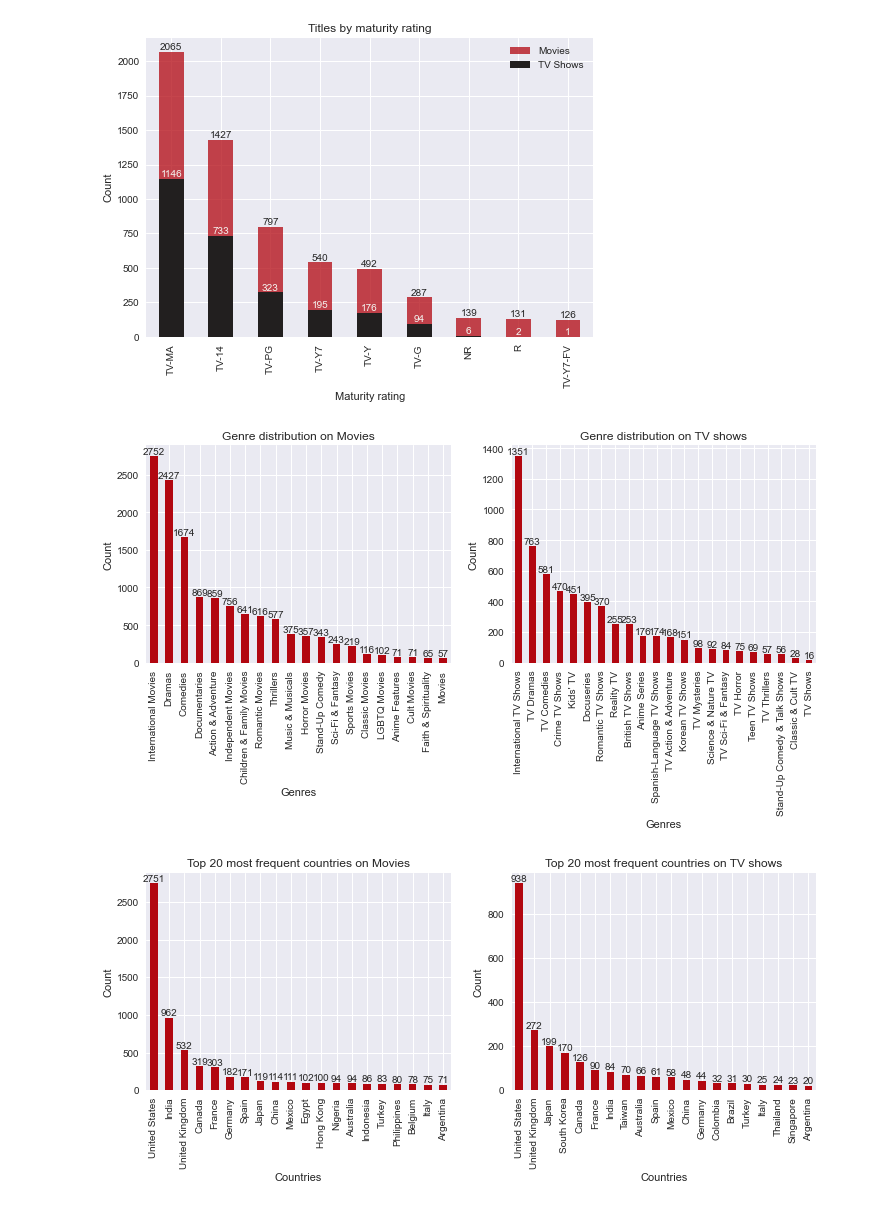
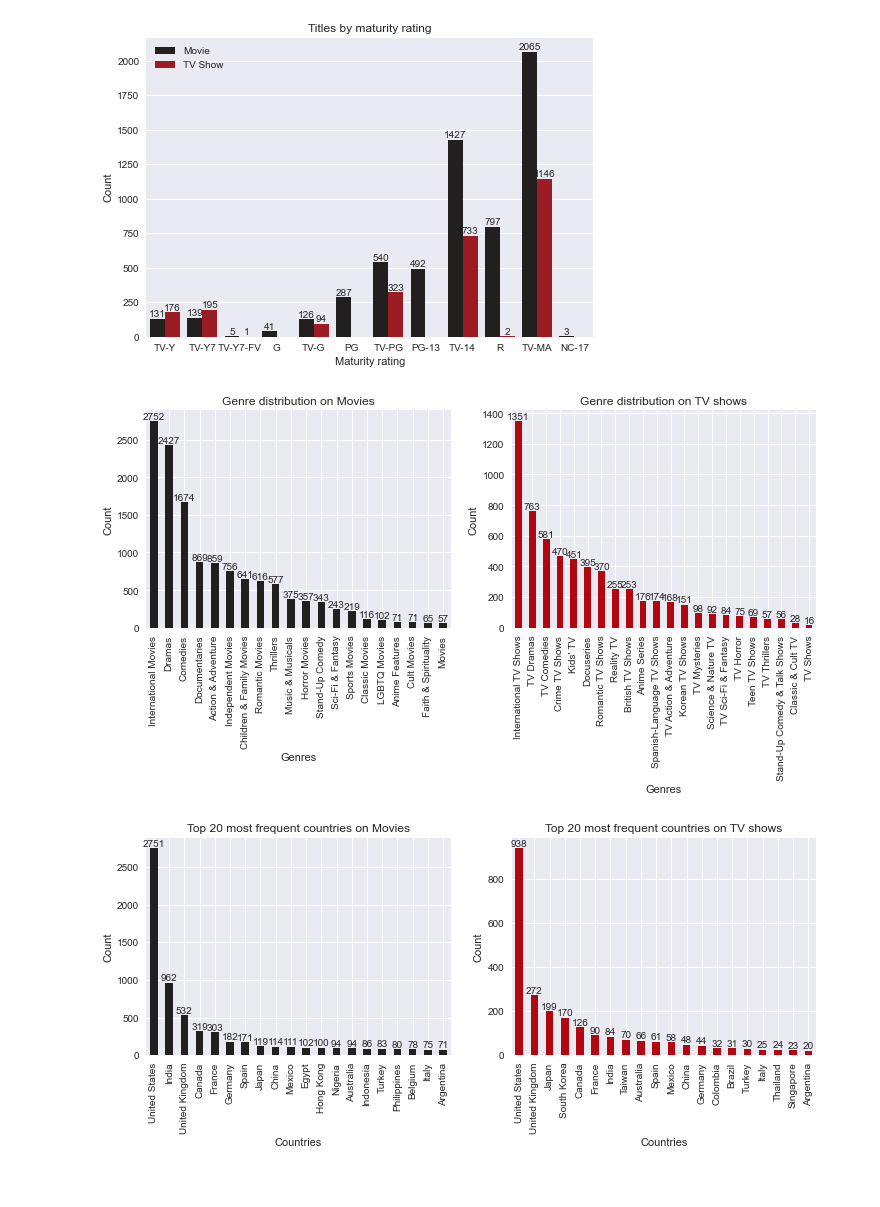
Before and after one commit to rfontao/PRI, a Jupyter notebook: notebooks/analysis_netflix.ipynb, the cells around one changed output. Cells and saved outputs as stored; diff of their text form; code cells hidden in the pictures.

Commit message:
Fixed maturity rating plot; Changed boxplot to violinplot; Fixed makefile on creating directories; Changed color themes for plots;

```diff
--- a/notebooks/analysis_netflix.ipynb
+++ b/notebooks/analysis_netflix.ipynb
@@ -25,25 +43,24 @@ shows = netflix[netflix['type']=='TV Show']
 # %%
-tv_rating_order = ('TV-Y', 'TV-Y7', 'TV-Y7-FV', 'TV-G', 'TV-PG', 'TV-14', 'TV-MA')
-tv_rating_meanings = ('All Children', 'Directed to Older Children', 'Directed to Older Children, Fantasy Violence', 'General Audience', 'Parental Guidance Suggested', 'Parents Strongly Cautioned', 'Mature Audience Only')
+netflix_maturity_ratings = ('TV-Y', 'TV-Y7', 'TV-Y7-FV', 'G', 'TV-G', 'PG', 'TV-PG', 'PG-13', 'TV-14', 'R', 'TV-MA', 'NC-17')
 
 fig, ax = plt.subplots()
-movies['rating'].value_counts().plot(kind='bar', ax=ax, alpha=0.75, color=palette['secondary'], label='Movies')
-shows['rating'].value_counts().plot(kind='bar', ax=ax, label='TV Shows')
+
+sns.countplot(x="rating", hue="type", data=netflix, ax=ax, order=netflix_maturity_ratings)
 
 ax.set_title('Titles by maturity rating')
 ax.set_xlabel('Maturity rating')
 ax.set_ylabel('Count')
 
-ax.bar_label(ax.containers[0])
-ax.bar_label(ax.containers[1], color=palette['tertiary'])
+for container in ax.containers:
+    ax.bar_label(container)
 
 ax.legend()
 
 if savefigs:
-    plt.savefig('../images/svg/maturity_rating_distribution.svg', format="svg")
-    plt.savefig('../images/png/maturity_rating_distribution.png', format="png", dpi=150, bbox_inches="tight")
+    fig.savefig('../images/svg/maturity_rating_distribution.svg', format="svg")
+    fig.savefig('../images/png/maturity_rating_distribution.png', format="png", dpi=150, bbox_inches="tight")
 # %% [output]
-[figure, old version]
+[figure, new version]
 # %%
 genre_count_tv = dict()
 genre_count_movie = dict()
@@ -67,7 +84,7 @@ ax2.set_title('Genre distribution on TV shows')
 ax2.set_xlabel('Genres')
 ax2.set_ylabel('Count')
 
-genre_movie.sort_values(ascending=False).plot(kind='bar', ax=ax1, color=palette['secondary'])
+genre_movie.sort_values(ascending=False).plot(kind='bar', ax=ax1, color=palette['primary'])
 ax1.set_title('Genre distribution on Movies')
 ax1.set_xlabel('Genres')
 ax1.set_ylabel('Count')
@@ -78,12 +95,12 @@ for container in ax2.containers:
     ax2.bar_label(container)
 
 if savefigs:
-    plt.savefig('../images/svg/genre_distribution.svg', format="svg")
-    plt.savefig('../images/png/genre_distribution.png', format="png", dpi=150, bbox_inches="tight")
+    fig.savefig('../images/svg/genre_distribution.svg', format="svg")
+    fig.savefig('../images/png/genre_distribution.png', format="png", dpi=150, bbox_inches="tight")
 
 del genre_count_tv, genre_count_movie, genre_tv, genre_movie
 # %% [output]
-[figure, old version]
+[figure, new version]
 # %%
 country_count_tv = dict()
 country_count_movie =  dict()
@@ -112,7 +129,7 @@ ax2.set_title('Top 20 most frequent countries on TV shows')
 ax2.set_xlabel('Countries')
 ax2.set_ylabel('Count')
 
-country_movie.nlargest(20).plot(kind='bar', ax=ax1, color=palette['secondary'])
+country_movie.nlargest(20).plot(kind='bar', ax=ax1, color=palette['primary'])
 ax1.set_title('Top 20 most frequent countries on Movies')
 ax1.set_xlabel('Countries')
 ax1.set_ylabel('Count')
@@ -123,12 +140,12 @@ for container in ax2.containers:
     ax2.bar_label(container)
 
 if savefigs:
-    plt.savefig('../images/svg/country_distribution.svg', format="svg")
-    plt.savefig('../images/png/country_distribution.png', format="png", dpi=150, bbox_inches="tight")
+    fig.savefig('../images/svg/country_distribution.svg', format="svg")
+    fig.savefig('../images/png/country_distribution.png', format="png", dpi=150, bbox_inches="tight")
 
 del country_count_tv, country_count_movie, country_tv, country_movie, filtered_tv, filtered_movies
 # %% [output]
-[figure, old version]
+[figure, new version]
 # %%
 fig, axs = plt.subplots(1, 2, figsize=(12, 4))
 ax1, ax2 = axs
```
Also changed, not shown: parts of 2 cells of this notebook, 3 other files.
